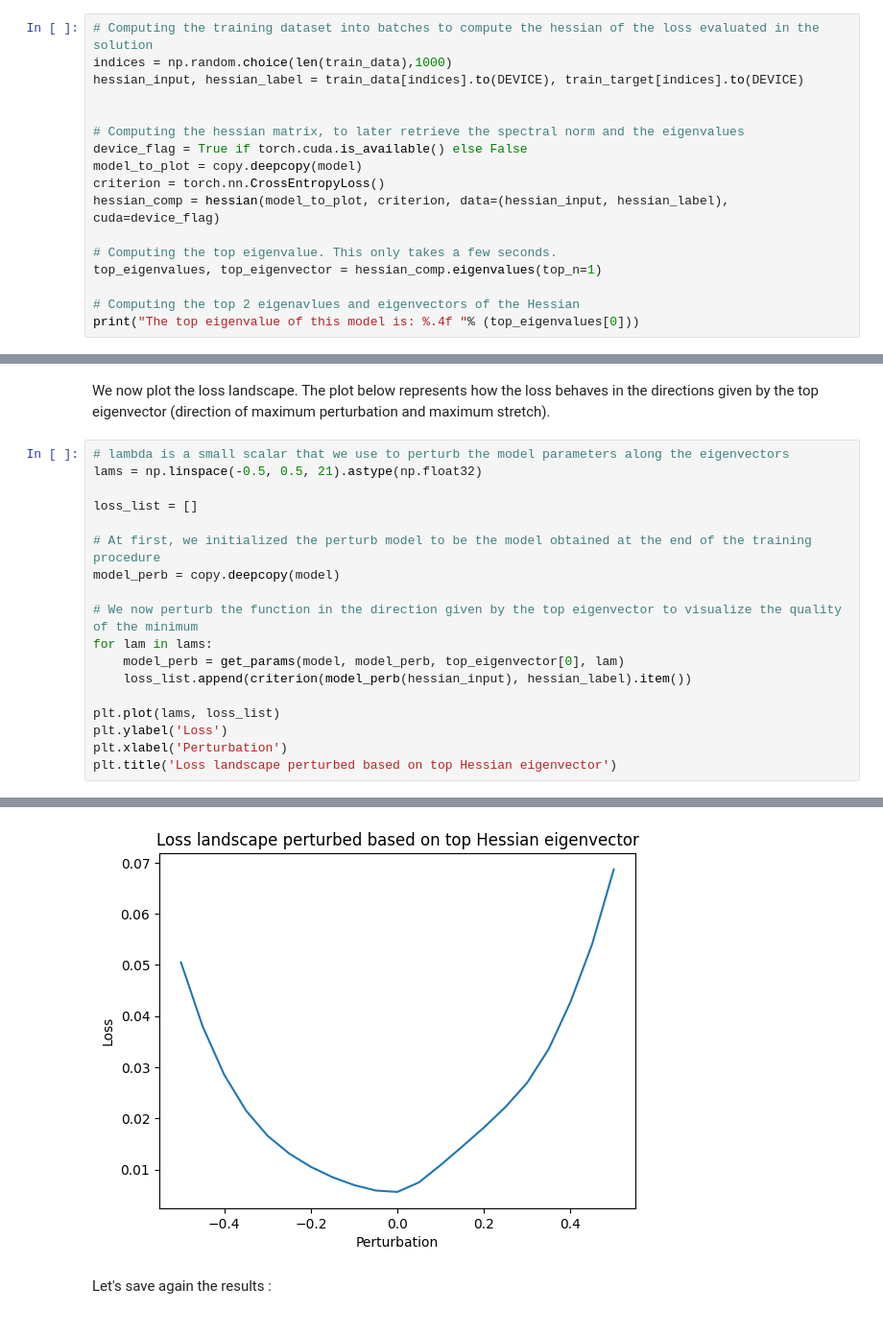
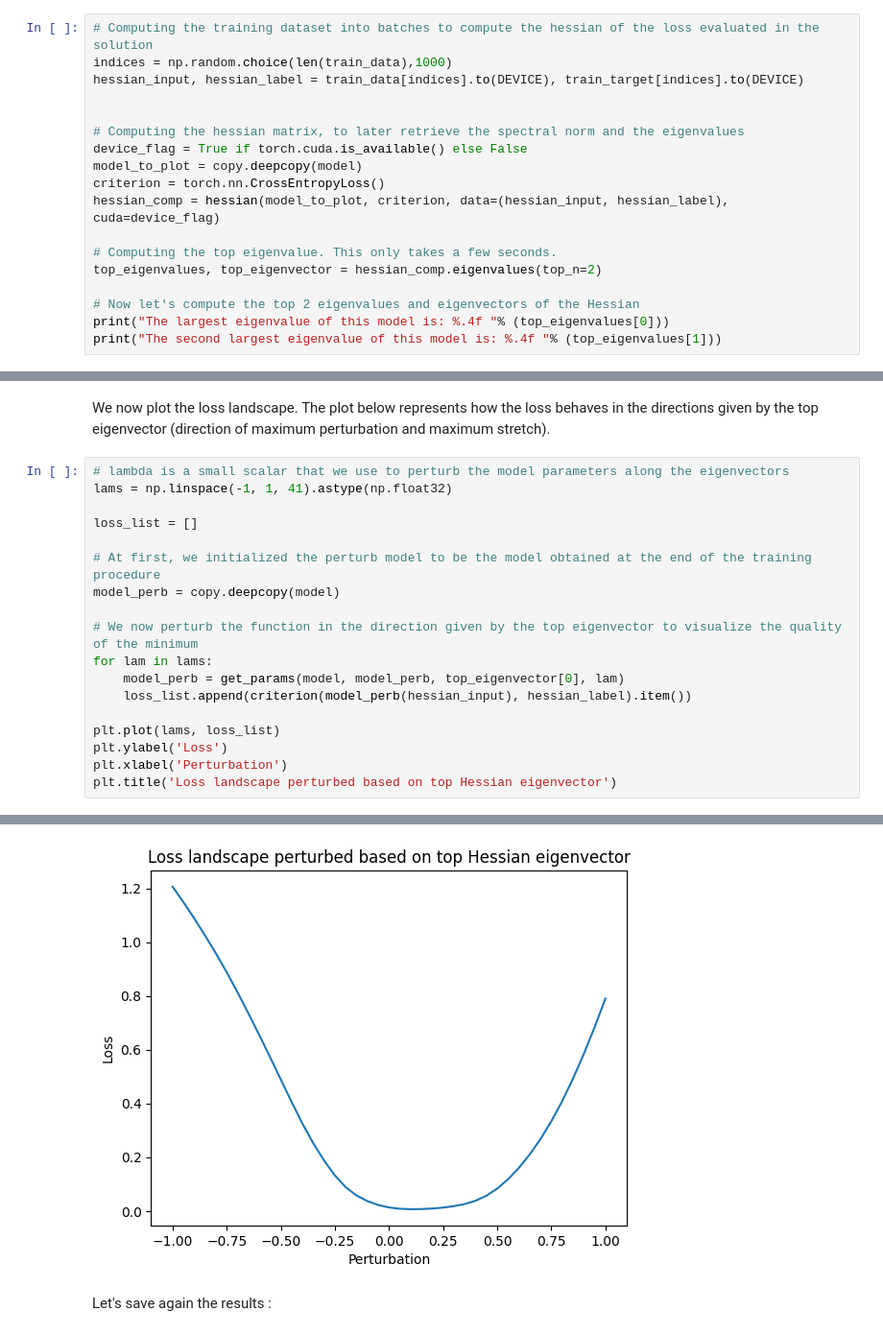
Before and after one commit to albias1996/OptML_project, a Jupyter notebook: main_second_order_method_MNIST.ipynb, the cells around one changed output, grey strips where cells are left out. Shown at 96% size. Cells and saved outputs as stored; diff of their text form.

```diff
--- a/main_second_order_method_MNIST.ipynb
+++ b/main_second_order_method_MNIST.ipynb
@@ -191,8 +187,9 @@ criterion = torch.nn.CrossEntropyLoss()
 hessian_comp = hessian(model_to_plot, criterion, data=(hessian_input, hessian_label), cuda=device_flag)
 
 # Computing the top eigenvalue. This only takes a few seconds.
-top_eigenvalues, top_eigenvector = hessian_comp.eigenvalues(top_n=1)
+top_eigenvalues, top_eigenvector = hessian_comp.eigenvalues(top_n=2)
 
-# Computing the top 2 eigenavlues and eigenvectors of the Hessian
-print("The top eigenvalue of this model is: %.4f "% (top_eigenvalues[0]))
+# Now let's compute the top 2 eigenvalues and eigenvectors of the Hessian
+print("The largest eigenvalue of this model is: %.4f "% (top_eigenvalues[0]))
+print("The second largest eigenvalue of this model is: %.4f "% (top_eigenvalues[1]))
 # %% [output]
@@ -201,25 +199,25 @@ The top eigenvalue of this model is: 0.9739
 We now plot the loss landscape. The plot below represents how the loss behaves in the directions given by the top eigenvector (direction of maximum perturbation and maximum stretch).
 # %%
 # lambda is a small scalar that we use to perturb the model parameters along the eigenvectors
-lams = np.linspace(-0.5, 0.5, 21).astype(np.float32)
+lams = np.linspace(-1, 1, 41).astype(np.float32)
 
 loss_list = []
 
 # At first, we initialized the perturb model to be the model obtained at the end of the training procedure
 model_perb = copy.deepcopy(model)
 
 # We now perturb the function in the direction given by the top eigenvector to visualize the quality of the minimum
 for lam in lams:
     model_perb = get_params(model, model_perb, top_eigenvector[0], lam)
     loss_list.append(criterion(model_perb(hessian_input), hessian_label).item())
 
 plt.plot(lams, loss_list)
 plt.ylabel('Loss')
 plt.xlabel('Perturbation')
 plt.title('Loss landscape perturbed based on top Hessian eigenvector')
 # %% [output]
 Text(0.5, 1.0, 'Loss landscape perturbed based on top Hessian eigenvector')
-[figure, old version]
+[figure, new version]
 # %% [markdown]
 Let's save again the results :
 # %%
```
Also changed, not shown: parts of 10 cells of this notebook.
